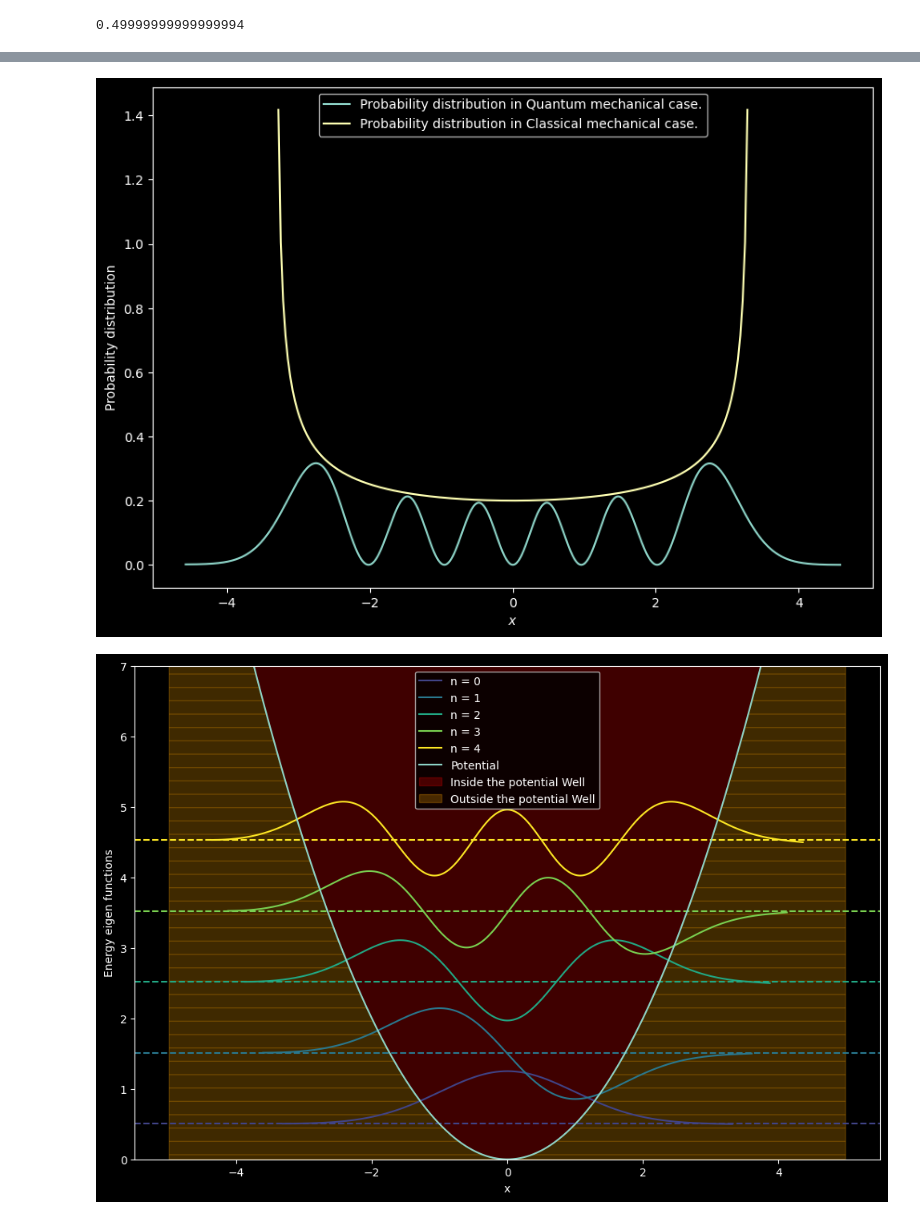
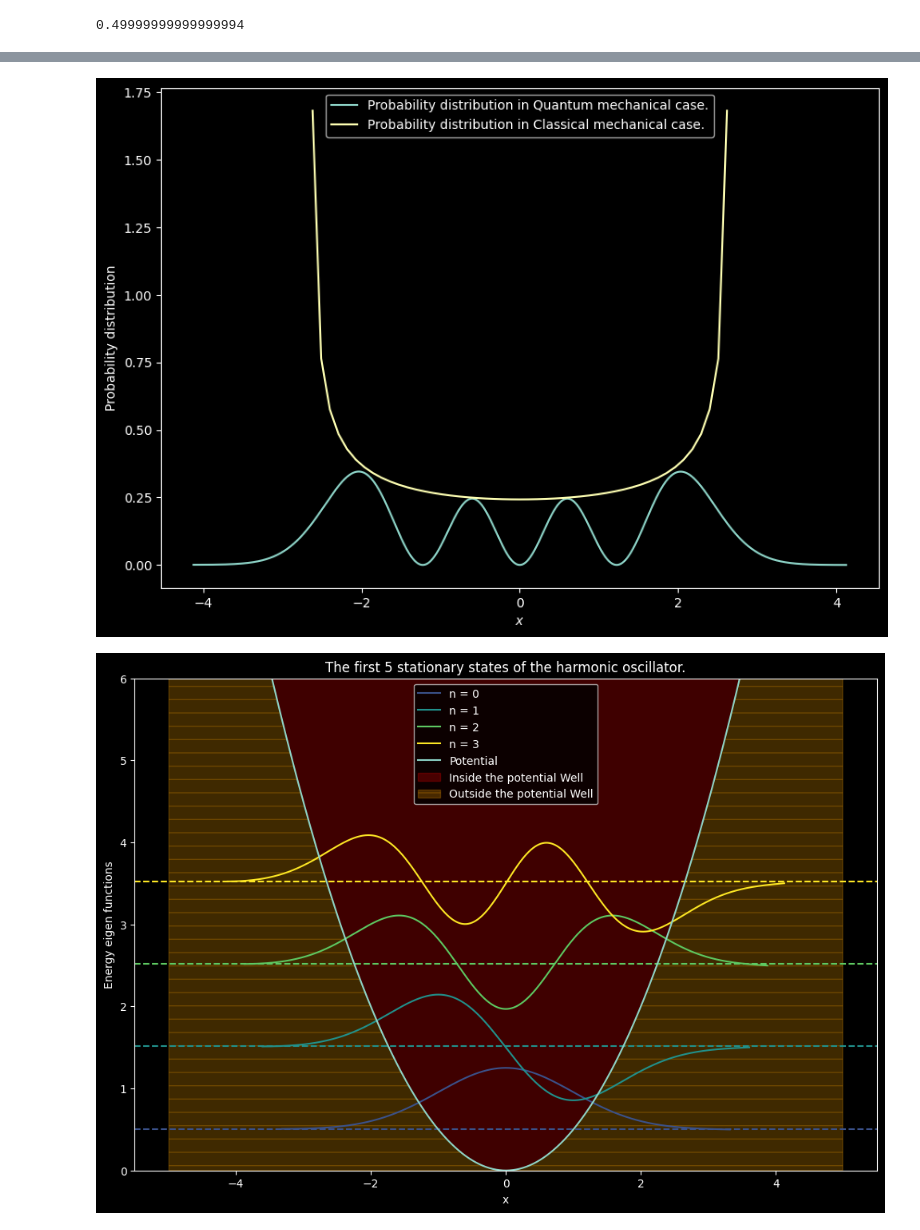
Before and after one commit to SuhasPK/My-Computational-Physics, a Jupyter notebook: Project-8/QM_Harmonic_oscillator/harmonic oscillator.ipynb, the cells around one changed output, grey strips where cells are left out. Saved outputs shown, nothing was run; the diff lists cells and outputs as text; code cells hidden in the pictures.

```diff
--- a/Project-8/QM_Harmonic_oscillator/harmonic oscillator.ipynb
+++ b/Project-8/QM_Harmonic_oscillator/harmonic oscillator.ipynb
@@ -88,7 +88,7 @@ count=1
 xvalues=[]
 eigen_functions=[]
 eigen_energies=[]
-nmax=6
+nmax=4
 
 while count<=nmax:
     psi=1
@@ -187,8 +185,8 @@ plt.plot(xvalues[nmax-1], np.square(eigen_functions[nmax-1][0]),
 # Classical Probability, p = 1/v
 # x(t) = cos(t) or t(x) = arccos(x) --> v(t) = -sin(t) or v(x) = -sin(arccos(x)) = sqrt(1-x**2)
 
-x1 = np.arange(-1,1,1/100)
-plt.plot(x1*np.sqrt(eigen_energies[nmax-1]/V) ,1/np.sqrt(1-x1**2)/5,
+x1 = np.arange(-a,a,a/100)
+plt.plot(x1*np.sqrt(eigen_energies[nmax-1]/V) ,1/np.sqrt(1-x1**2)/a,
          label='Probability distribution in Classical mechanical case.')
 
 plt.legend()
@@ -196,7 +194,7 @@ plt.xlabel('$x$')
 plt.ylabel('Probability distribution')
 plt.show()
 # %% [output]
-[figure, old version]
+[figure, new version]
 # %%
 count = 1
 while count <= nmax:
@@ -214,38 +212,39 @@ def potential(x):
 # Parameters
 V = 0.5
 a = 5.0
-nmax = 5  # Assuming you have defined nmax somewhere in your code
+nmax = 4  # Assuming you have defined nmax somewhere in your code
 
 plt.figure(figsize=(12,8))
 
 count = 1
 while count <= nmax:
     color = plt.cm.viridis(count / nmax)  # Choosing color based on count
 
     plt.plot(
         xvalues[count-1], eigen_functions[count-1][0], color=color, label=f'n = {count-1}'
     )
     plt.axhline(y=(eigen_functions[count-1][0][0]), linestyle='--', color=color)
 
     count = count + 1
 
 x = np.linspace(-a, a, 1000)
 
 # Plotting the parabola
 plt.plot(x, potential(x), label='Potential')
 
 # Filling the area outside the parabola with red color
 plt.fill_between(x, potential(x), 25, where=potential(x) >= 0, color='red', alpha=0.25, label='Inside the potential Well')
 plt.fill_between(x, potential(x), where=(-a < x) & (x < a), color='orange', alpha=0.25, hatch='-', label='Outside the potential Well')
 
 plt.ylim(0, nmax + 2)
 
 # Adding labels and legend
+plt.title("The first %d stationary states of the harmonic oscillator."%a)
 plt.xlabel('x')
 plt.ylabel('Energy eigen functions')
 plt.legend()
 
 # Display the plot
 plt.show()
 # %% [output]
-[figure, old version]
+[figure, new version]
```
Also changed, not shown: parts of 4 cells of this notebook.
